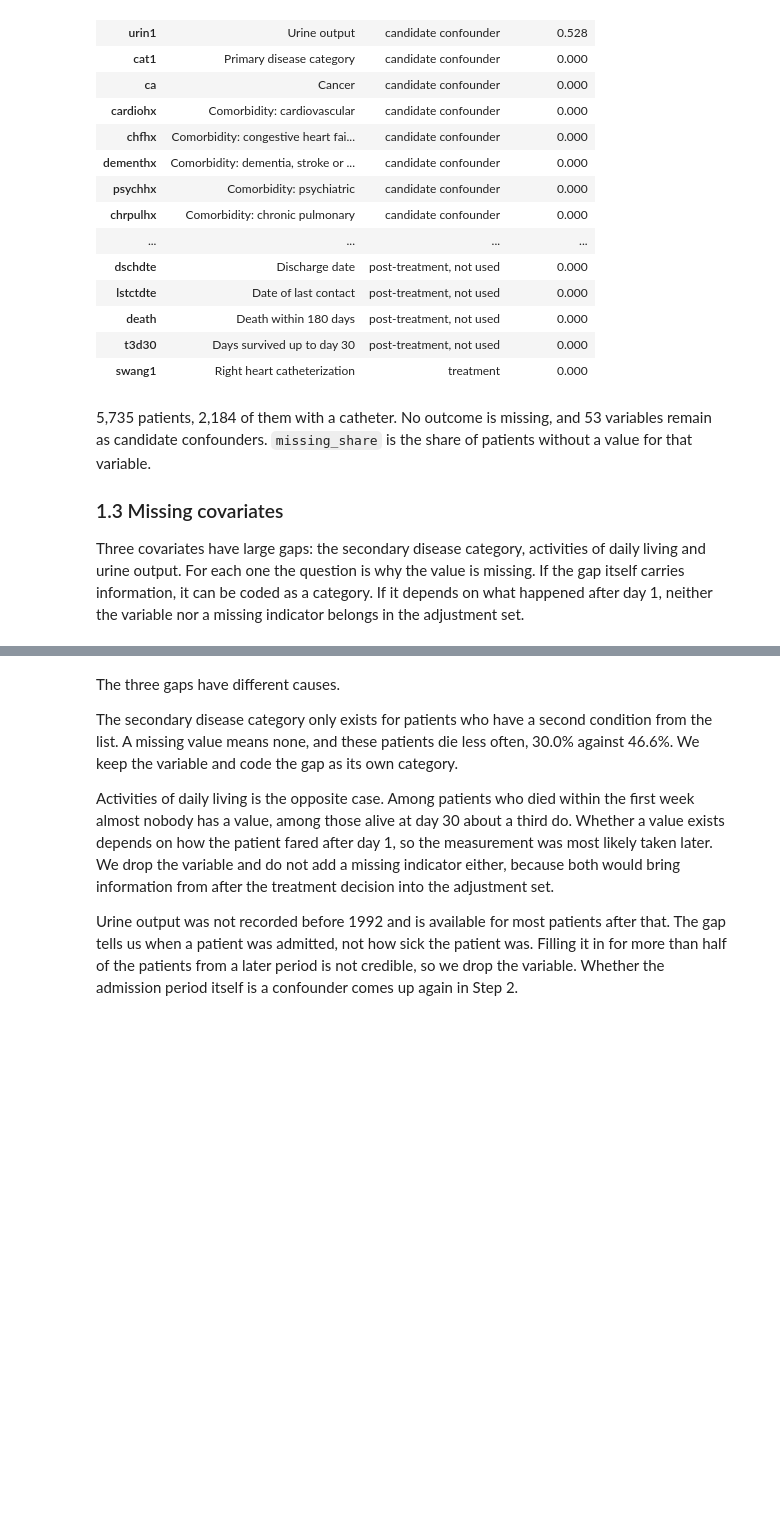
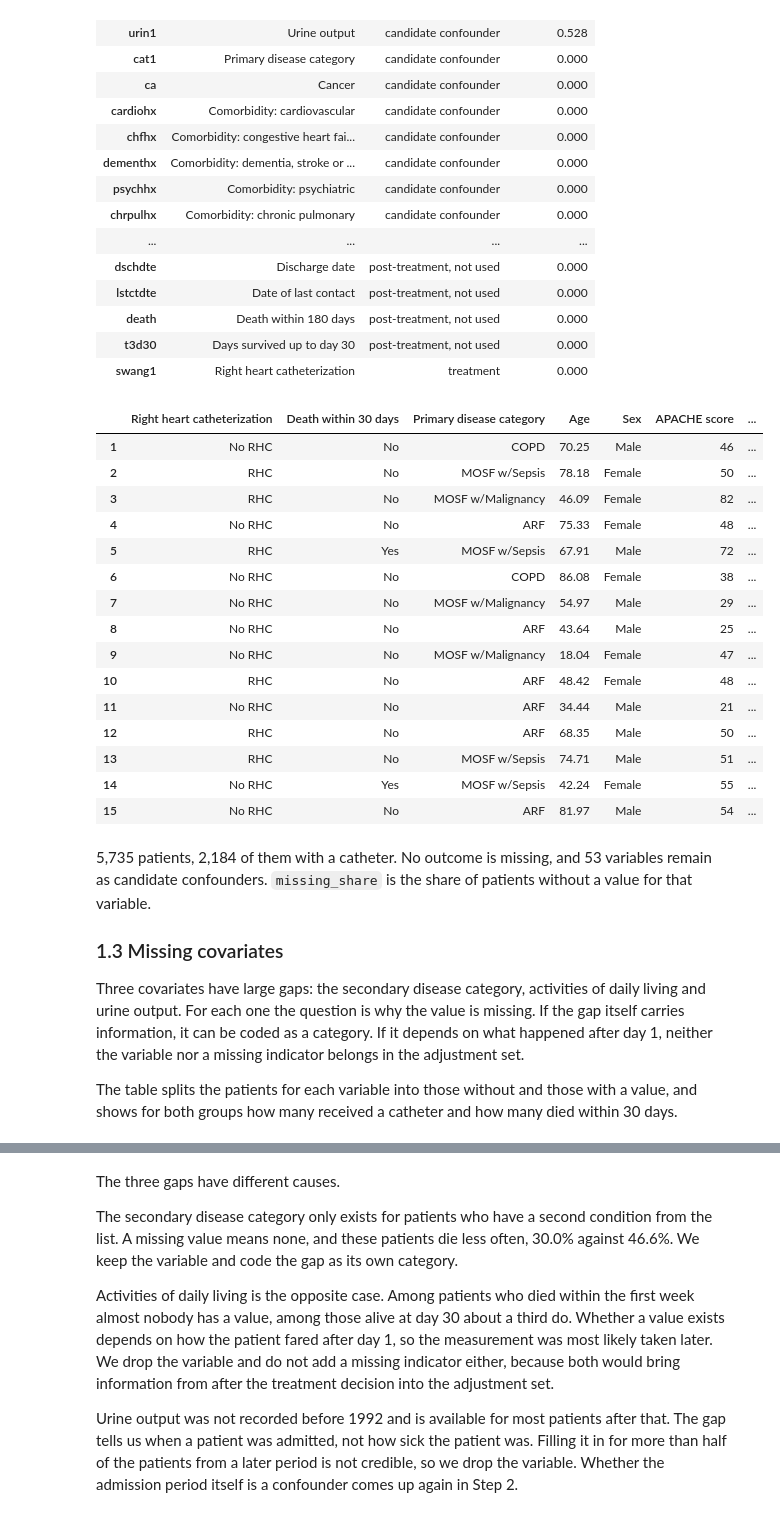
Before and after one commit to JananthanU/causal-inference-heart-catheter-mortality, a Jupyter notebook: notebooks/rhc_causal_ml_pipeline.ipynb, the cells around one changed output, grey strips where cells are left out. Saved outputs shown, nothing was run; the diff lists cells and outputs as text; code cells hidden in the pictures; blank space fills up the shorter version.

Commit message:
Show counts and percentages in the missing data table, add data preview

```diff
--- a/notebooks/rhc_causal_ml_pipeline.ipynb
+++ b/notebooks/rhc_causal_ml_pipeline.ipynb
@@ -218,11 +218,35 @@ Missing outcomes: 0, candidate confounders: 53
 | death | Death within 180 days | post-treatment, not used | 0.000 |
 | t3d30 | Days survived up to day 30 | post-treatment, not used | 0.000 |
 | swang1 | Right heart catheterization | treatment | 0.000 |
+# %%
+# [CONCEPT] First look at the data: treatment, outcome and the key covariates
+# [WHY]     The full table has 62 columns, so pandas hides most of them
+PREVIEW_COLS = [W_COL, Y_COL, "cat1", "age", "sex", "aps1", "surv2md1", "meanbp1", "pafi1", "dnr1", "ca"]
+df_raw[PREVIEW_COLS].rename(columns=LABELS).round(2).head(15)
+# %% [output]
+|  | Right heart catheterization | Death within 30 days | Primary disease category | Age | Sex | APACHE score | ... |
+| 1 | No RHC | No | COPD | 70.25 | Male | 46 | ... |
+| 2 | RHC | No | MOSF w/Sepsis | 78.18 | Female | 50 | ... |
+| 3 | RHC | No | MOSF w/Malignancy | 46.09 | Female | 82 | ... |
+| 4 | No RHC | No | ARF | 75.33 | Female | 48 | ... |
+| 5 | RHC | Yes | MOSF w/Sepsis | 67.91 | Male | 72 | ... |
+| 6 | No RHC | No | COPD | 86.08 | Female | 38 | ... |
+| 7 | No RHC | No | MOSF w/Malignancy | 54.97 | Male | 29 | ... |
+| 8 | No RHC | No | ARF | 43.64 | Male | 25 | ... |
+| 9 | No RHC | No | MOSF w/Malignancy | 18.04 | Female | 47 | ... |
+| 10 | RHC | No | ARF | 48.42 | Female | 48 | ... |
+| 11 | No RHC | No | ARF | 34.44 | Male | 21 | ... |
+| 12 | RHC | No | ARF | 68.35 | Male | 50 | ... |
+| 13 | RHC | No | MOSF w/Sepsis | 74.71 | Male | 51 | ... |
+| 14 | No RHC | Yes | MOSF w/Sepsis | 42.24 | Female | 55 | ... |
+| 15 | No RHC | No | ARF | 81.97 | Male | 54 | ... |
 # %% [markdown]
 5,735 patients, 2,184 of them with a catheter. No outcome is missing, and 53 variables remain as candidate confounders. `missing_share` is the share of patients without a value for that variable.
 
 ### 1.3 Missing covariates
 Three covariates have large gaps: the secondary disease category, activities of daily living and urine output. For each one the question is why the value is missing. If the gap itself carries information, it can be coded as a category. If it depends on what happened after day 1, neither the variable nor a missing indicator belongs in the adjustment set.
+
+The table splits the patients for each variable into those without and those with a value, and shows for both groups how many received a catheter and how many died within 30 days.
 # %%
 # [CONCEPT] Compare patients with and without a value on treatment rate and 30-day mortality
 # [WHY]     If the gap goes along with the outcome, it may reflect the course after day 1
```
Also changed, not shown: parts of 1 cell of this notebook.
